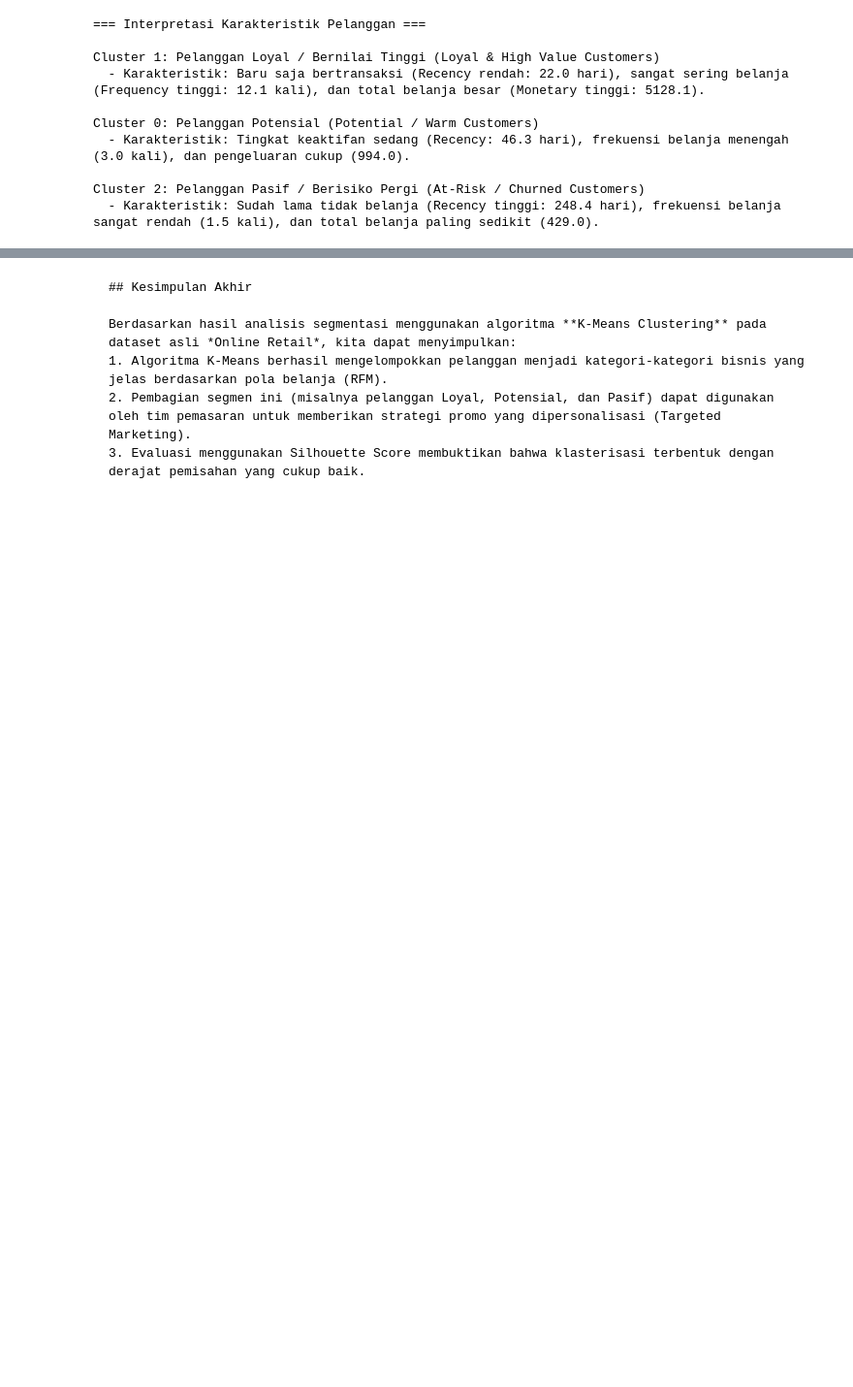
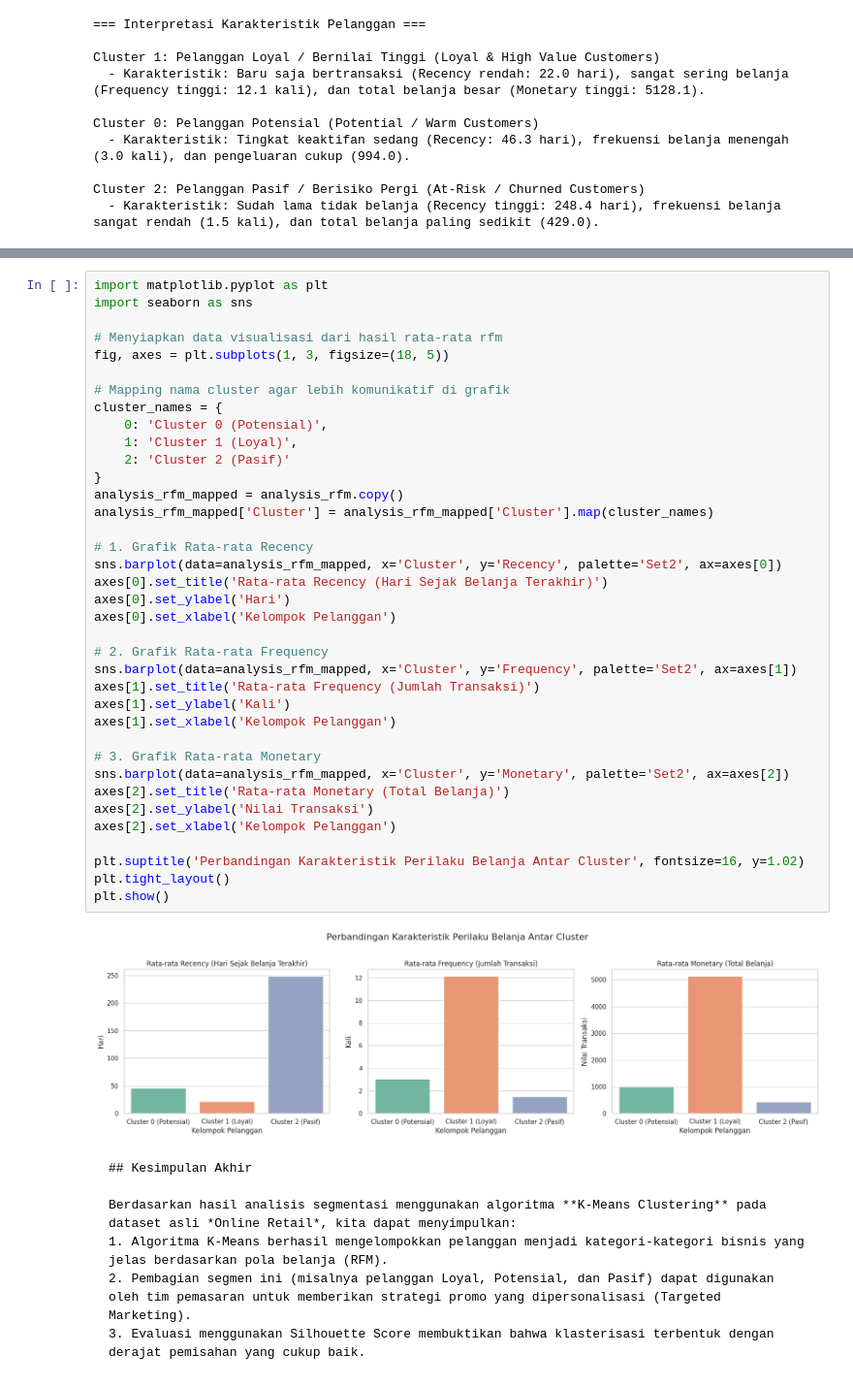
Before and after one commit to gusdesindu/KMeans, a Jupyter notebook: Untitled5.ipynb, the cells around one changed output, grey strips where cells are left out. Shown at 97% size. Cells and saved outputs as stored; diff of their text form; blank space fills up the shorter version.

````diff
--- a/Untitled5.ipynb
+++ b/Untitled5.ipynb
@@ -414,3 +400,42 @@ File berhasil disimpan dengan nama: Hasil_Online_Retail_Clustering.csv
+# %%
+import matplotlib.pyplot as plt
+import seaborn as sns
+
+# Menyiapkan data visualisasi dari hasil rata-rata rfm
+fig, axes = plt.subplots(1, 3, figsize=(18, 5))
+
+# Mapping nama cluster agar lebih komunikatif di grafik
+cluster_names = {
+    0: 'Cluster 0 (Potensial)',
+    1: 'Cluster 1 (Loyal)',
+    2: 'Cluster 2 (Pasif)'
+}
+analysis_rfm_mapped = analysis_rfm.copy()
+analysis_rfm_mapped['Cluster'] = analysis_rfm_mapped['Cluster'].map(cluster_names)
+
+# 1. Grafik Rata-rata Recency
+sns.barplot(data=analysis_rfm_mapped, x='Cluster', y='Recency', palette='Set2', ax=axes[0])
+axes[0].set_title('Rata-rata Recency (Hari Sejak Belanja Terakhir)')
+axes[0].set_ylabel('Hari')
+axes[0].set_xlabel('Kelompok Pelanggan')
+
+# 2. Grafik Rata-rata Frequency
+sns.barplot(data=analysis_rfm_mapped, x='Cluster', y='Frequency', palette='Set2', ax=axes[1])
+axes[1].set_title('Rata-rata Frequency (Jumlah Transaksi)')
+axes[1].set_ylabel('Kali')
+axes[1].set_xlabel('Kelompok Pelanggan')
+
+# 3. Grafik Rata-rata Monetary
+sns.barplot(data=analysis_rfm_mapped, x='Cluster', y='Monetary', palette='Set2', ax=axes[2])
+axes[2].set_title('Rata-rata Monetary (Total Belanja)')
+axes[2].set_ylabel('Nilai Transaksi')
+axes[2].set_xlabel('Kelompok Pelanggan')
+
+plt.suptitle('Perbandingan Karakteristik Perilaku Belanja Antar Cluster', fontsize=16, y=1.02)
+plt.tight_layout()
+plt.show()
+# %% [output]
+[figure, added]
 # %% [markdown]
 ```markdown
 ## Kesimpulan Akhir
````
Also changed, not shown: parts of 4 cells of this notebook.
